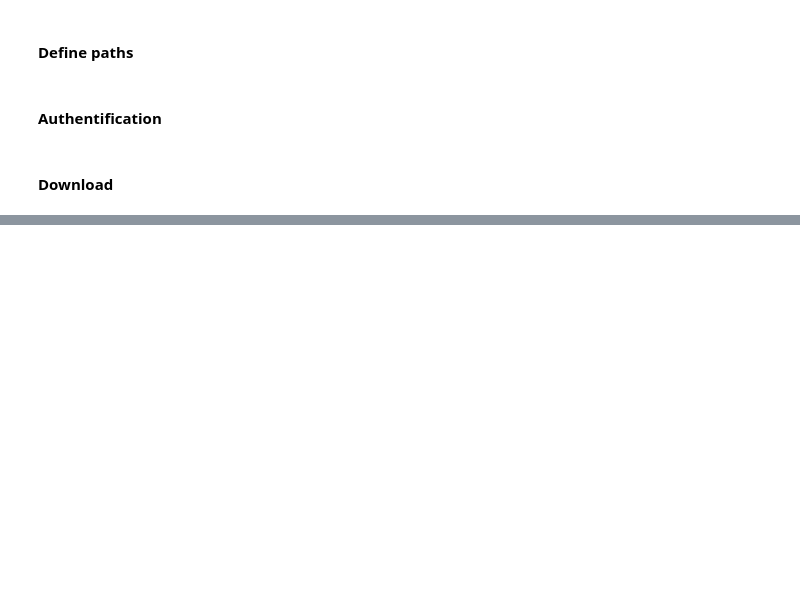
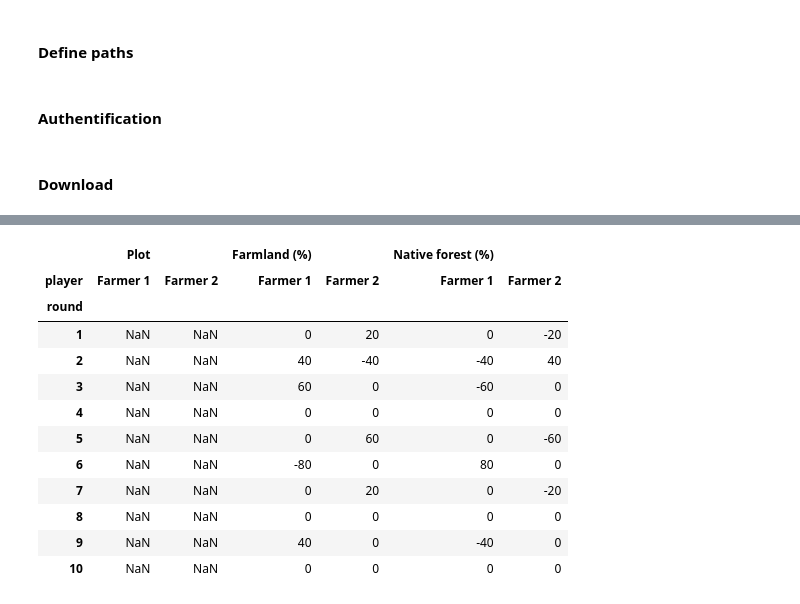
Before and after one commit to derpyninja/gecm, a Jupyter notebook: notebooks/1.1-fz-fetch-gdrive-sheets.ipynb, the cells around one changed output, grey strips where cells are left out. Saved outputs shown, nothing was run; the diff lists cells and outputs as text; code cells hidden in the pictures; blank space fills up the shorter version.

```diff
--- a/notebooks/1.1-fz-fetch-gdrive-sheets.ipynb
+++ b/notebooks/1.1-fz-fetch-gdrive-sheets.ipynb
@@ -52,8 +77,12 @@ def get_google_sheet(spreadsheet_id, range_name, credentials):
 
     service = build('sheets', 'v4', credentials=creds)
 
-    # Call the Sheets API
-    return service.spreadsheets().values().get(spreadsheetId=spreadsheet_id, range=range_name).execute()
+    try:
+        # Call the Sheets API
+        return service.spreadsheets().values().get(spreadsheetId=spreadsheet_id, range=range_name).execute()
+    except HttpError:
+        print("Sheet data could not be retrieved. Check if names really match.")
+        return None
 
 
 def gsheet2df(gsheet, header=0, stop=None):
@@ -173,0 +209,20 @@ df_final
+# %%
+df_final = df_all.set_index(["round", "player"]).sort_index()
+
+# https://stackoverflow.com/questions/25386870/pandas-plotting-with-multi-index
+df_final = df_final.unstack(level="player")
+df_final
+# %% [output]
+|  | Plot |  | Farmland (%) |  | Native forest (%) |  |
+| player | Farmer 1 | Farmer 2 | Farmer 1 | Farmer 2 | Farmer 1 | Farmer 2 |
+| round |  |  |  |  |  |  |
+| 1 | NaN | NaN | 0 | 20 | 0 | -20 |
+| 2 | NaN | NaN | 40 | -40 | -40 | 40 |
+| 3 | NaN | NaN | 60 | 0 | -60 | 0 |
+| 4 | NaN | NaN | 0 | 0 | 0 | 0 |
+| 5 | NaN | NaN | 0 | 60 | 0 | -60 |
+| 6 | NaN | NaN | -80 | 0 | 80 | 0 |
+| 7 | NaN | NaN | 0 | 20 | 0 | -20 |
+| 8 | NaN | NaN | 0 | 0 | 0 | 0 |
+| 9 | NaN | NaN | 40 | 0 | -40 | 0 |
+| 10 | NaN | NaN | 0 | 0 | 0 | 0 |
```
Also changed, not shown: parts of 10 cells of this notebook, 1 other file.
